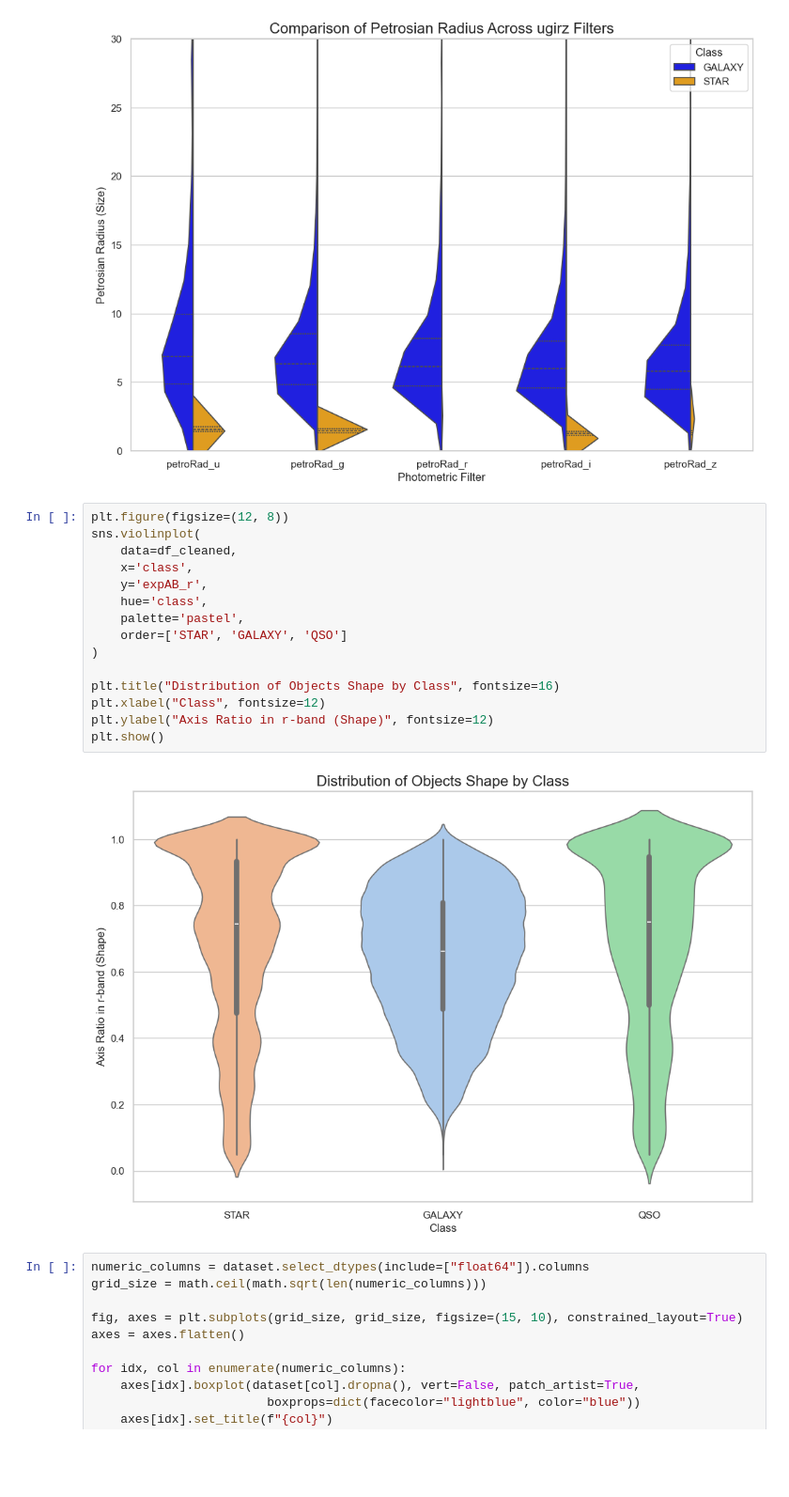
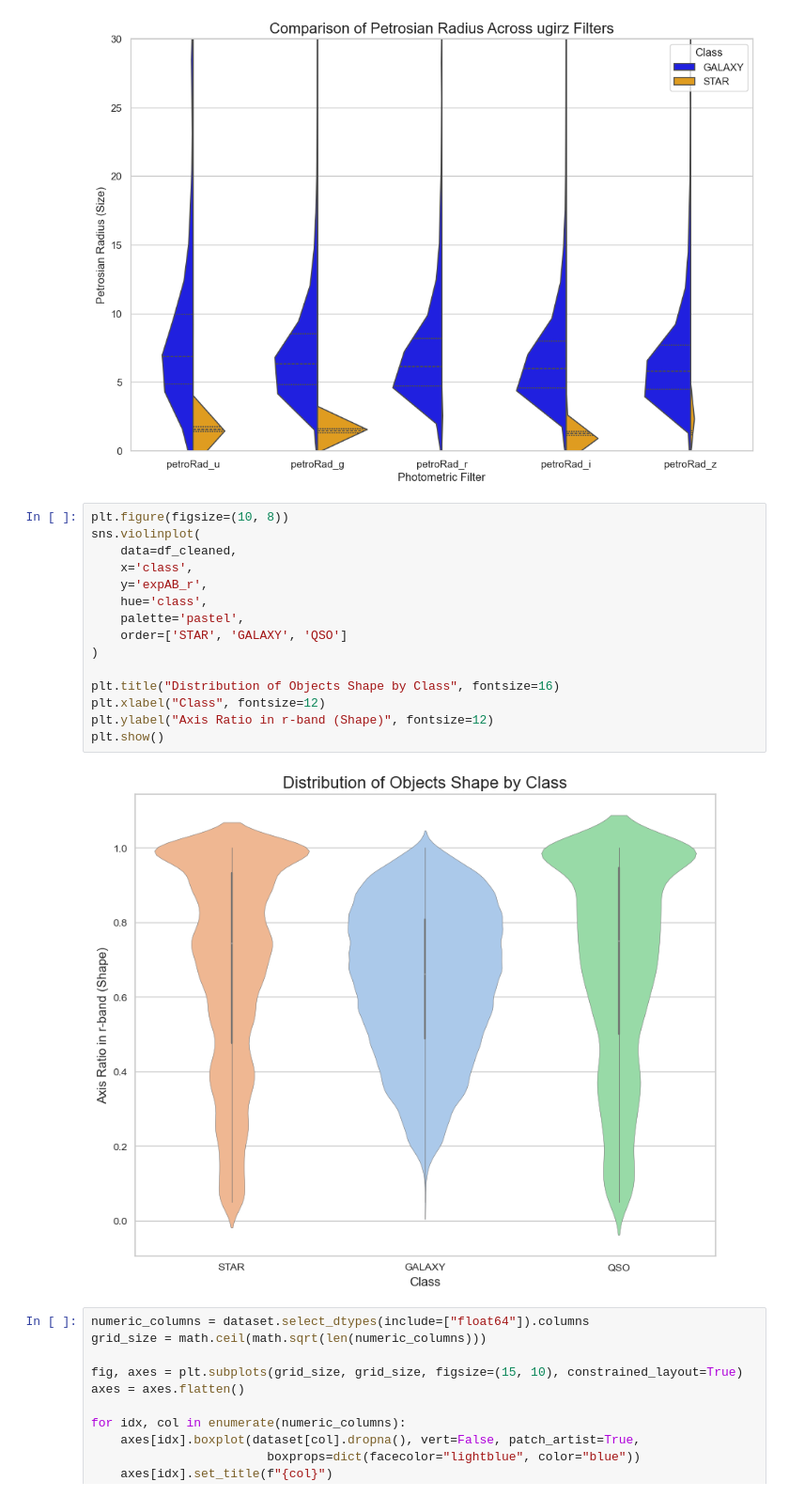
Before and after one commit to sHaiHoang/Celestia, a Jupyter notebook: project.ipynb, the cells around one changed output. Shown at 94% size. Cells and saved outputs as stored; diff of their text form; blank space fills up the shorter version.

```diff
--- a/project.ipynb
+++ b/project.ipynb
@@ -398,22 +397,22 @@ plt.show()
 # %% [output]
 [figure]
 # %%
-plt.figure(figsize=(12, 8))
+plt.figure(figsize=(10, 8))
 sns.violinplot(
     data=df_cleaned,
     x='class',
     y='expAB_r',
     hue='class',
     palette='pastel',
     order=['STAR', 'GALAXY', 'QSO']
 )
 
 plt.title("Distribution of Objects Shape by Class", fontsize=16)
 plt.xlabel("Class", fontsize=12)
 plt.ylabel("Axis Ratio in r-band (Shape)", fontsize=12)
 plt.show()
 # %% [output]
-[figure, old version]
+[figure, new version]
 # %%
 numeric_columns = dataset.select_dtypes(include=["float64"]).columns
 grid_size = math.ceil(math.sqrt(len(numeric_columns)))
```
Also changed, not shown: parts of 24 cells of this notebook.
